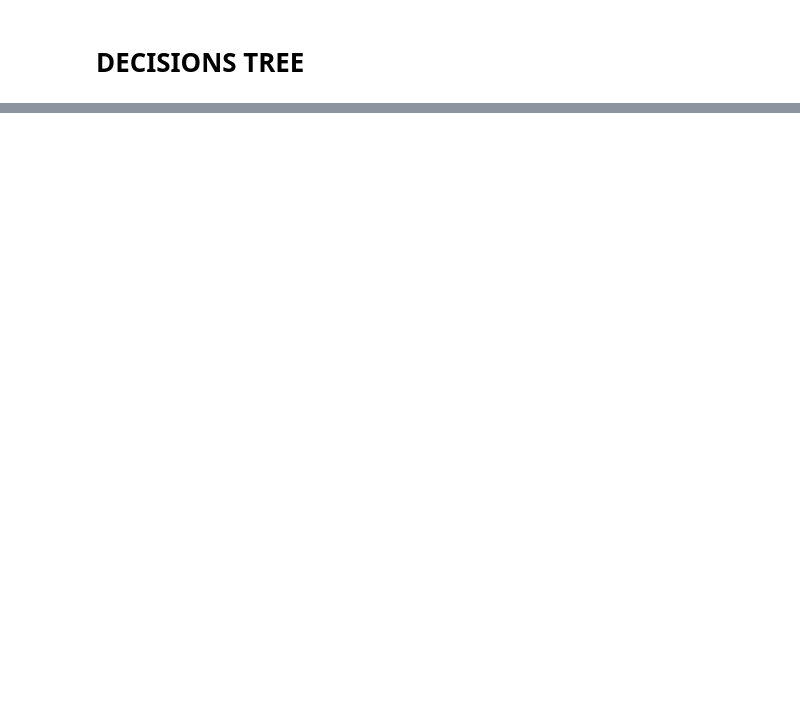
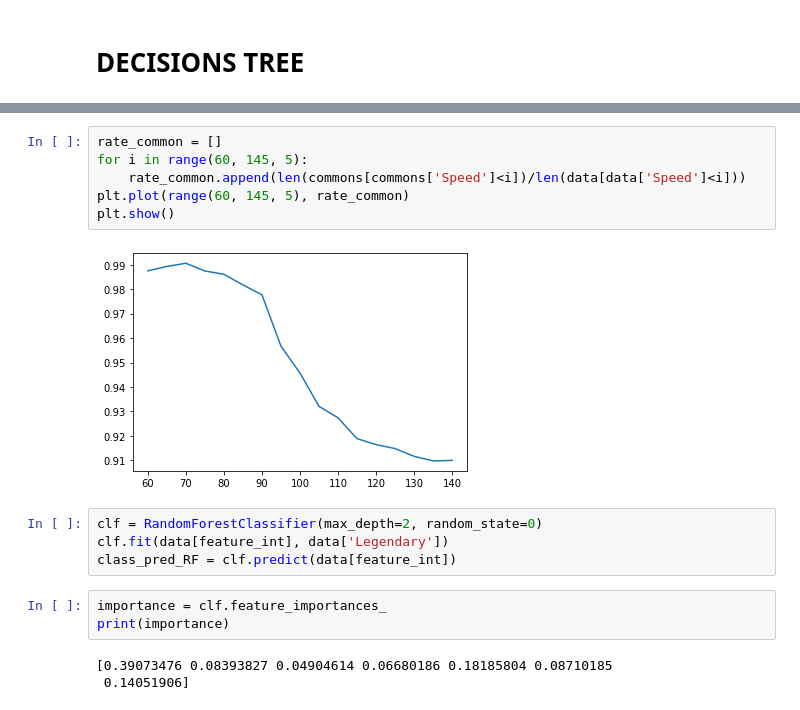
Before and after one commit to LiamLeGoffic/SPLEX_Project, a Jupyter notebook: TEST.ipynb, the cells around one changed output, grey strips where cells are left out. Drawn from its saved outputs; the diff is of its cells as text; blank space fills up the shorter version.

```diff
--- a/TEST.ipynb
+++ b/TEST.ipynb
@@ -259,0 +264,18 @@ graph.render('Lengendary status')
+# %%
+rate_common = []
+for i in range(60, 145, 5):
+    rate_common.append(len(commons[commons['Speed']<i])/len(data[data['Speed']<i]))
+plt.plot(range(60, 145, 5), rate_common)
+plt.show()
+# %% [output]
+[figure, added]
+# %%
+clf = RandomForestClassifier(max_depth=2, random_state=0)
+clf.fit(data[feature_int], data['Legendary'])
+class_pred_RF = clf.predict(data[feature_int])
+# %%
+importance = clf.feature_importances_
+print(importance)
+# %% [output]
+[0.39073476 0.08393827 0.04904614 0.06680186 0.18185804 0.08710185
+ 0.14051906]
```
Also changed, not shown: parts of 10 cells of this notebook, 6 other files.
